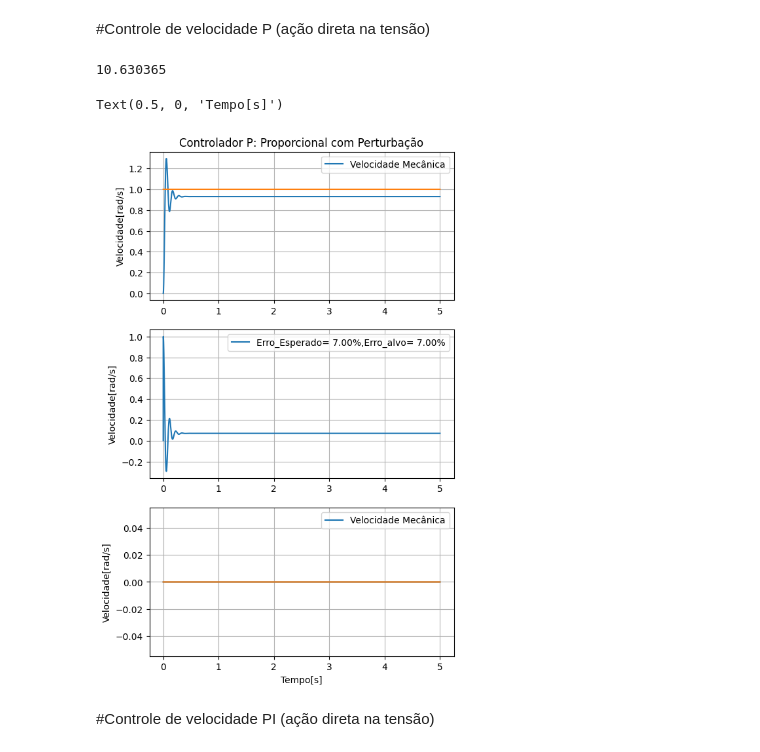
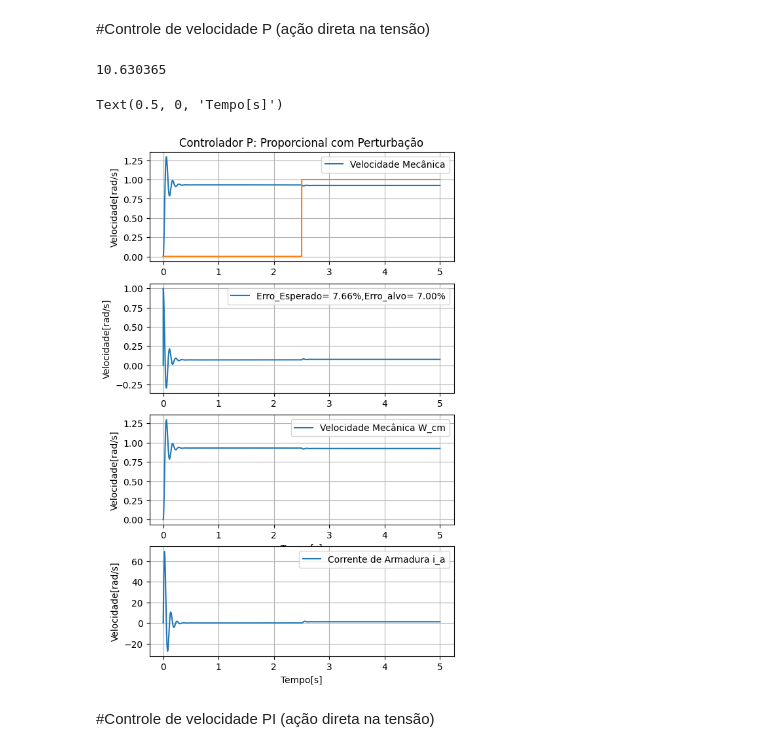
Before and after one commit to valmyr/AcionamentosEletricos_2025.1, a Jupyter notebook: AcionamentosTarefa1.ipynb, the cells around one changed output. Drawn from its saved outputs; the diff is of its cells as text; code cells hidden in the pictures.

```diff
--- a/AcionamentosTarefa1.ipynb
+++ b/AcionamentosTarefa1.ipynb
@@ -197,17 +197,17 @@ x1_wr_por_cm = np.zeros(n_pontos)
 x2_wr_por_cm = np.zeros(n_pontos)
 #Entradas
 # cm = np.zeros1n_pontos)
-cm = np.array([0 if(i >=n_pontos//2) else 0 for i in range(n_pontos)])
+cm = np.array([1 if(i >=n_pontos//2) else 0 for i in range(n_pontos)])
 sel = 0
 if(sel==0):
-  va = np.ones(n_pontos)
+  # va = np.ones(n_pontos)
   wr_ref = np.ones(n_pontos)
 elif(sel==1):
   wr_ref= np.array([1 if(i >= n_pontos//2) else i*(1/(n_pontos//2))for i in range(n_pontos)])
-  va= np.array([1 if(i >= n_pontos//2) else i*(1/(n_pontos//2))for i in range(n_pontos)])
+  # va= np.array([1 if(i >= n_pontos//2) else i*(1/(n_pontos//2))for i in range(n_pontos)])
 else:
   wr_ref = np.sin(2*np.pi*50*t)
-  va = np.sin(2*np.pi*50*t)
+  # va = np.sin(2*np.pi*50*t)
 #Saídas
 ia_va = np.zeros(n_pontos)
 ia_cm = np.zeros(n_pontos)
@@ -219,7 +219,8 @@ Erro_Wr = np.zeros(n_pontos)
 
 for i in range(n_pontos-1):
   #Contribuição de va em ia:
-  x2_ia_por_va[i+1] = x2_ia_por_va[i]+(h/(T1*T2))*(-x1_ia_por_va[i]-(T1+T2)*x2_ia_por_va[i]+Ka*va[i])
+  va =  (wr_ref[i]-(wr_va[i]+wr_cm[i]))*Kp
+  x2_ia_por_va[i+1] = x2_ia_por_va[i]+(h/(T1*T2))*(-x1_ia_por_va[i]-(T1+T2)*x2_ia_por_va[i]+Ka*va)
   x1_ia_por_va[i+1] = x1_ia_por_va[i]+h*x2_ia_por_va[i]
   ia_va[i+1] =  x1_ia_por_va[i]+Ta*x2_ia_por_va[i]
   #Contribuição de cm em ia:
@@ -229,42 +230,48 @@ for i in range(n_pontos-1):
   #Contribuição de va em wr: Simulação com Controlador Proprocional
 
   Erro_Wr[i+1] = (wr_ref[i]-(wr_va[i]+wr_cm[i]))#Simulação com a Perturbação Cm(t)
   x2_wr_por_va[i+1] = x2_wr_por_va[i]+(h/(T1*T2))*(-x1_wr_por_va[i]-(T1+T2)*x2_wr_por_va[i]+Kc*Kp*Erro_Wr[i+1])
   x1_wr_por_va[i+1] = x1_wr_por_va[i]+h*x2_wr_por_va[i]
   wr_va[i+1]        = x1_wr_por_va[i+1]
 
   #Contribuição de cm em wr:
   x2_wr_por_cm[i+1] = x2_wr_por_cm[i]+(h/(T1*T2))*(-x1_wr_por_cm[i]-(T1+T2)*x2_wr_por_cm[i]-Kw*cm[i])
   x1_wr_por_cm[i+1] = x1_wr_por_cm[i]+h*x2_wr_por_cm[i]
   wr_cm[i+1] =  x1_wr_por_cm[i]+Tw*x2_wr_por_cm[i]
 ia = ia_cm+ia_va
 wr = wr_cm+wr_va
 # ea= kc*fe_non*ia
 plt.figure(figsize=(6,10))
-plt.subplot(3,1,1)
+plt.subplot(4,1,1)
 plt.grid(True)
 plt.plot(t,wr)
-plt.plot(t,va)
+plt.plot(t,cm)
+# plt.plot(t,va)
 plt.title("Controlador P: Proporcional com Perturbação")
 
 plt.legend(["Velocidade Mecânica"])
 plt.ylabel("Velocidade[rad/s]")
-plt.subplot(3,1,2)
+plt.subplot(4,1,2)
 plt.grid(True)
 plt.plot(t,Erro_Wr)
-plt.legend([f"Erro_Esperado= {100*max(va[n_pontos-1:]-wr[n_pontos-1:]):.2f}%,Erro_alvo= {E_tolerado*100:.2f}%"])
+plt.legend([f"Erro_Esperado= {100*max(wr_ref[n_pontos-1:]-wr[n_pontos-1:]):.2f}%,Erro_alvo= {E_tolerado*100:.2f}%"])
 plt.ylabel("Velocidade[rad/s]")
-plt.subplot(3,1,3)
+plt.subplot(4,1,3)
 plt.grid(True)
-plt.plot(t,cm)
-plt.plot(t,wr_cm)
-plt.legend(["Velocidade Mecânica"])
+plt.plot(t,wr)
+plt.legend(["Velocidade Mecânica W_cm"])
 plt.ylabel("Velocidade[rad/s]")
 plt.xlabel("Tempo[s]")
+plt.subplot(4,1,4)
+plt.grid(True)
+plt.plot(t,ia)
+plt.legend(["Corrente de Armadura i_a"])
+plt.ylabel("Velocidade[rad/s]")
+plt.xlabel("Tempo[s]")
 # %% [output]
 10.630365
 Text(0.5, 0, 'Tempo[s]')
-[figure, old version]
+[figure, new version]
 # %% [markdown]
 #Controle de velocidade PI (ação direta na tensão)
 # %%
```
Also changed, not shown: parts of 3 cells of this notebook.
